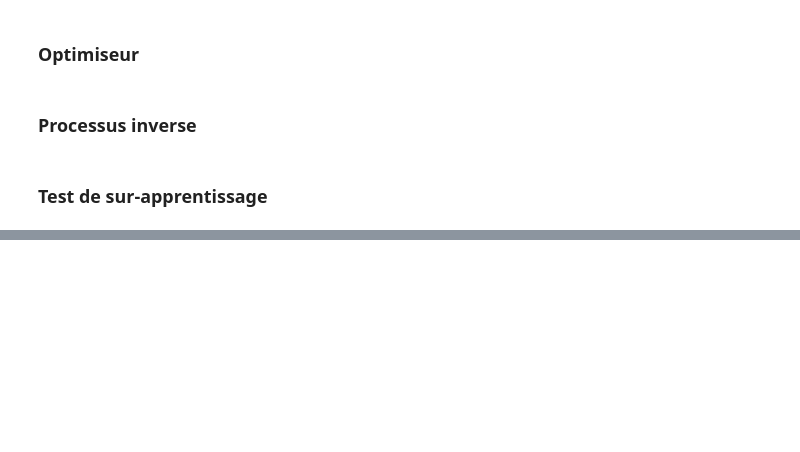
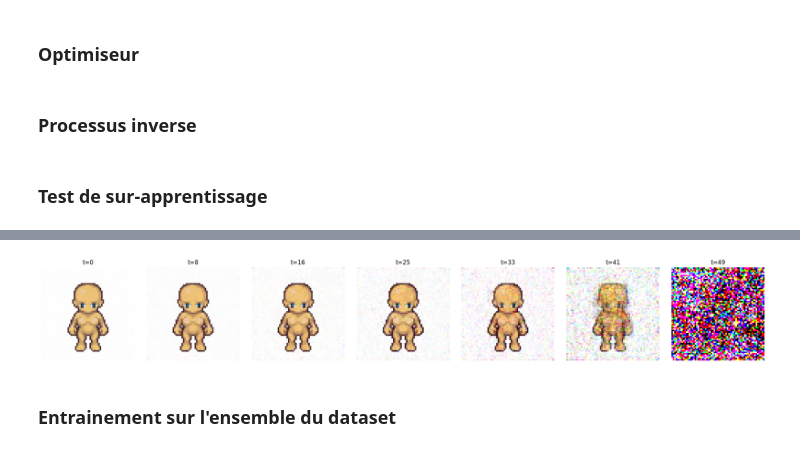
Before and after one commit to Thr1lleX/pixel-art-generator, a Jupyter notebook: main.ipynb, the cells around one changed output, grey strips where cells are left out. Drawn from its saved outputs; the diff is of its cells as text; code cells hidden in the pictures; blank space fills up the shorter version.

```diff
--- a/main.ipynb
+++ b/main.ipynb
@@ -509,0 +509,25 @@ out_conv.bias 0.04343681409955025
+# %%
+def diagnostic_grid(model, x0, alpha_bars, T, ts_to_test=None):
+    if ts_to_test is None:
+        ts_to_test = [0, T//6, T//3, T//2, 2*T//3, 5*T//6, T-1]
+    model.eval()
+    fig, axes = plt.subplots(1, len(ts_to_test), figsize=(3*len(ts_to_test), 3))
+    with torch.no_grad():
+        for ax, t_int in zip(axes, ts_to_test):
+            t = torch.full((1,), t_int, dtype=torch.long)
+            noise = torch.randn_like(x0)
+            x_t = q_sample(x0, t, alpha_bars, noise=noise)
+            pred_noise = model(x_t, t)
+            alpha_bar_t = alpha_bars[t].view(-1, 1, 1, 1)
+            x0_hat = ((x_t - (1 - alpha_bar_t).sqrt() * pred_noise) / alpha_bar_t.sqrt()).clamp(-1, 1)
+            img = ((x0_hat[0] + 1) / 2).clip(0, 1).permute(1, 2, 0).numpy()
+            ax.imshow(img)
+            ax.set_title(f"t={t_int}")
+            ax.axis("off")
+    plt.tight_layout()
+    plt.show()
+diagnostic_grid(model, x0_batch, alpha_bars, T)
+# %% [output]
+[figure, added]
+# %% [markdown]
+### Entrainement sur l'ensemble du dataset
```
Also changed, not shown: parts of 9 cells of this notebook, 46 other files.
